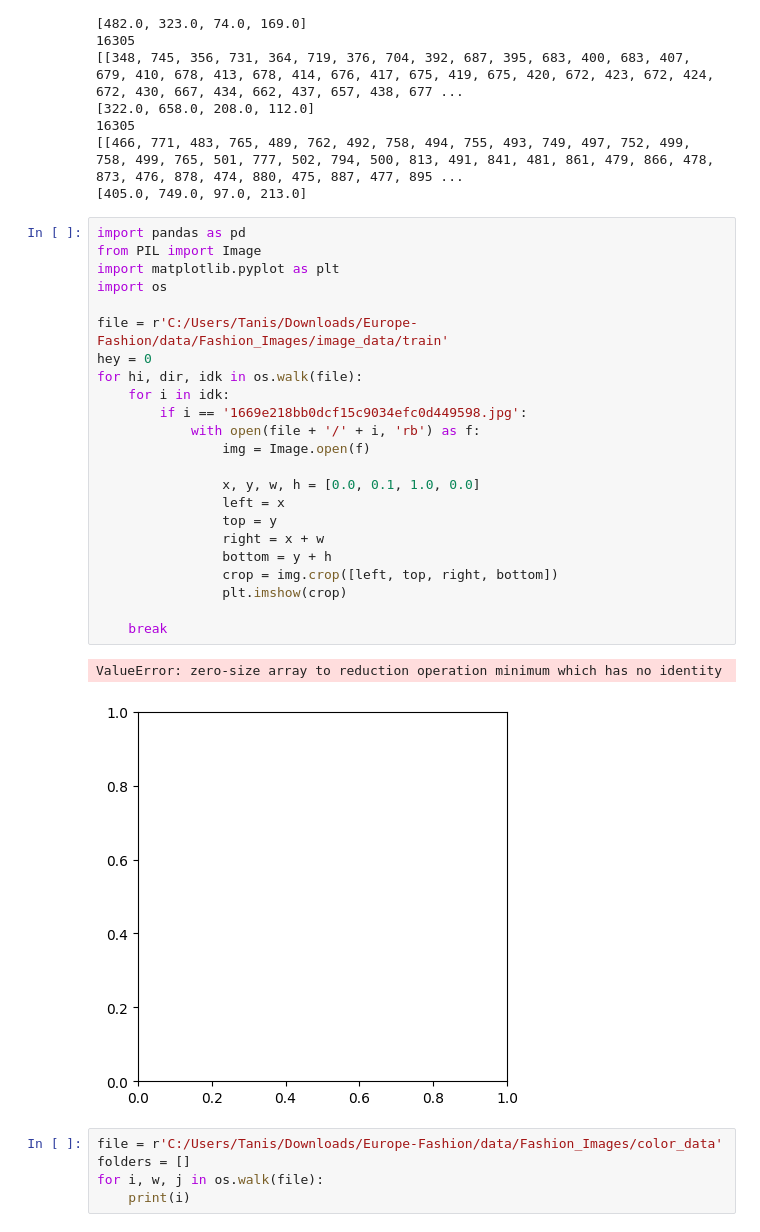
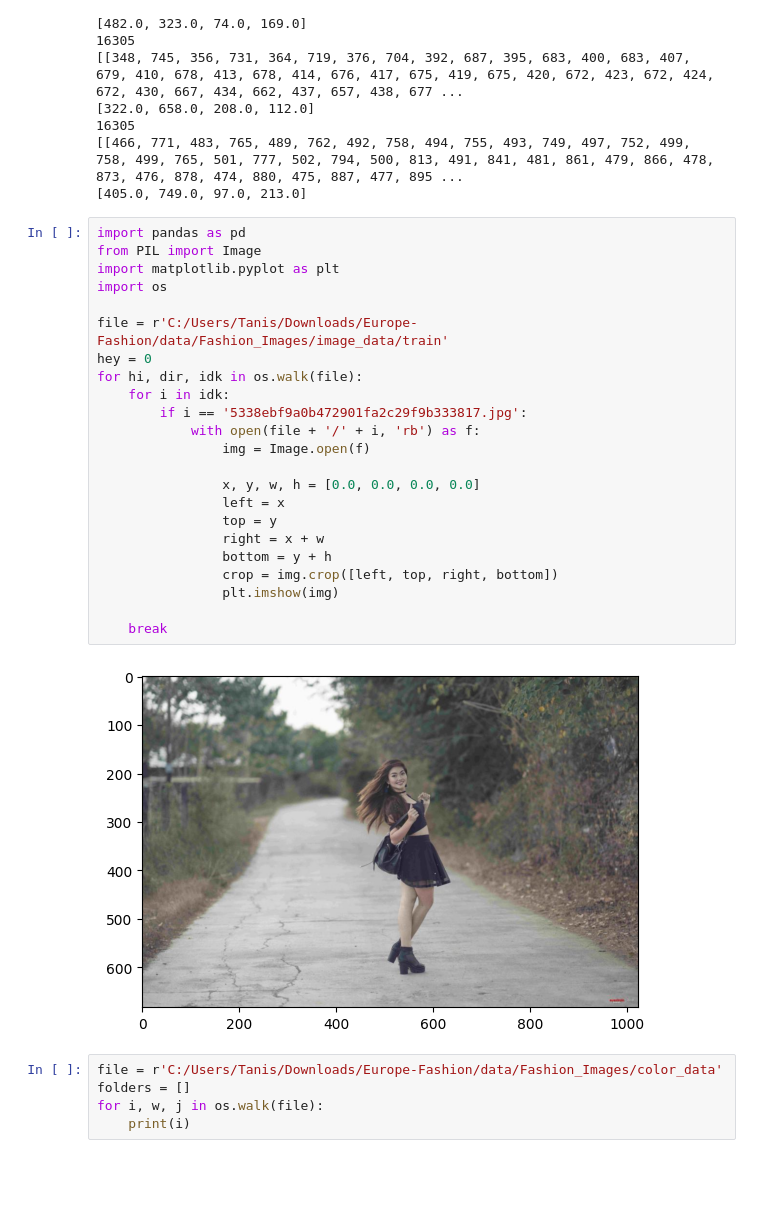
Before and after one commit to tanishasikder/Europe-Fashion, a Jupyter notebook: notebooks/analysis/image_analysis.ipynb, the cells around one changed output. Cells and saved outputs as stored; diff of their text form; blank space fills up the shorter version.

Commit message:
A lot of image cropping and processing

```diff
--- a/notebooks/analysis/image_analysis.ipynb
+++ b/notebooks/analysis/image_analysis.ipynb
@@ -62,29 +62,28 @@ with open('C:/Users/Tanis/Downloads/Europe-Fashion/data/Fashion Data/annotations
 # %%
 import pandas as pd
 from PIL import Image
 import matplotlib.pyplot as plt
 import os
 
 file = r'C:/Users/Tanis/Downloads/Europe-Fashion/data/Fashion_Images/image_data/train'
 hey = 0
 for hi, dir, idk in os.walk(file):
     for i in idk:
-        if i == '1669e218bb0dcf15c9034efc0d449598.jpg':
+        if i == '5338ebf9a0b472901fa2c29f9b333817.jpg':
             with open(file + '/' + i, 'rb') as f:
                 img = Image.open(f)
 
-                x, y, w, h = [0.0, 0.1, 1.0, 0.0]
+                x, y, w, h = [0.0, 0.0, 0.0, 0.0]
                 left = x
                 top = y
                 right = x + w
                 bottom = y + h
                 crop = img.crop([left, top, right, bottom])
-                plt.imshow(crop)
+                plt.imshow(img)
 
     break
 # %% [output]
-ValueError: zero-size array to reduction operation minimum which has no identity
-[figure, old version]
+[figure, new version]
 # %%
 file = r'C:/Users/Tanis/Downloads/Europe-Fashion/data/Fashion_Images/color_data'
 folders = []
```
Also changed, not shown: 1 other file.
